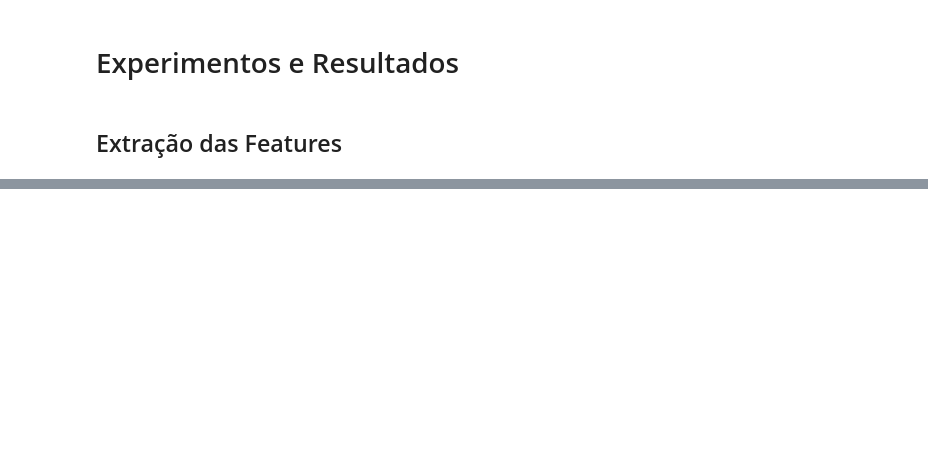
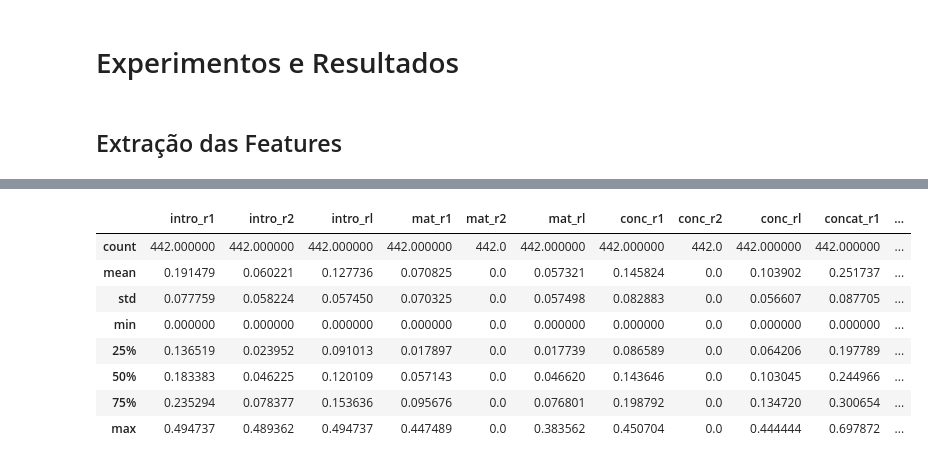
Before and after one commit to CinthiaS/mv-text-summarizer, a Jupyter notebook: notebook/main.ipynb, the cells around one changed output, grey strips where cells are left out. Cells and saved outputs as stored; diff of their text form; code cells hidden in the pictures; blank space fills up the shorter version.

```diff
--- a/notebook/main.ipynb
+++ b/notebook/main.ipynb
@@ -586,0 +366,12 @@ summaries_mlp['conc'][0]
+# %%
+summaries['knn'][0].describe()
+# %% [output]
+|  | intro_r1 | intro_r2 | intro_rl | mat_r1 | mat_r2 | mat_rl | conc_r1 | conc_r2 | conc_rl | concat_r1 | ... |
+| count | 442.000000 | 442.000000 | 442.000000 | 442.000000 | 442.0 | 442.000000 | 442.000000 | 442.0 | 442.000000 | 442.000000 | ... |
+| mean | 0.191479 | 0.060221 | 0.127736 | 0.070825 | 0.0 | 0.057321 | 0.145824 | 0.0 | 0.103902 | 0.251737 | ... |
+| std | 0.077759 | 0.058224 | 0.057450 | 0.070325 | 0.0 | 0.057498 | 0.082883 | 0.0 | 0.056607 | 0.087705 | ... |
+| min | 0.000000 | 0.000000 | 0.000000 | 0.000000 | 0.0 | 0.000000 | 0.000000 | 0.0 | 0.000000 | 0.000000 | ... |
+| 25% | 0.136519 | 0.023952 | 0.091013 | 0.017897 | 0.0 | 0.017739 | 0.086589 | 0.0 | 0.064206 | 0.197789 | ... |
+| 50% | 0.183383 | 0.046225 | 0.120109 | 0.057143 | 0.0 | 0.046620 | 0.143646 | 0.0 | 0.103045 | 0.244966 | ... |
+| 75% | 0.235294 | 0.078377 | 0.153636 | 0.095676 | 0.0 | 0.076801 | 0.198792 | 0.0 | 0.134720 | 0.300654 | ... |
+| max | 0.494737 | 0.489362 | 0.494737 | 0.447489 | 0.0 | 0.383562 | 0.450704 | 0.0 | 0.444444 | 0.697872 | ... |
```
Also changed, not shown: parts of 118 cells of this notebook, 20 other files.
